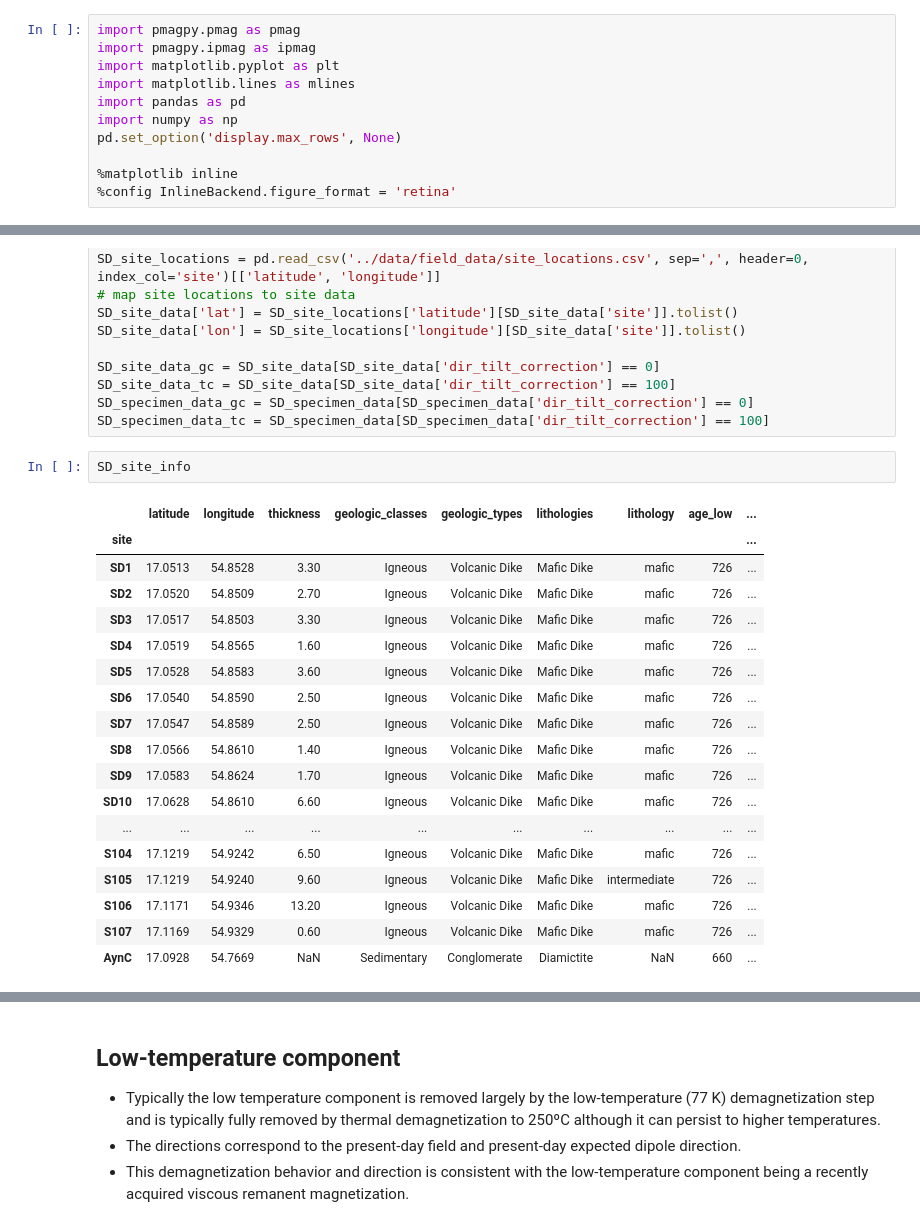
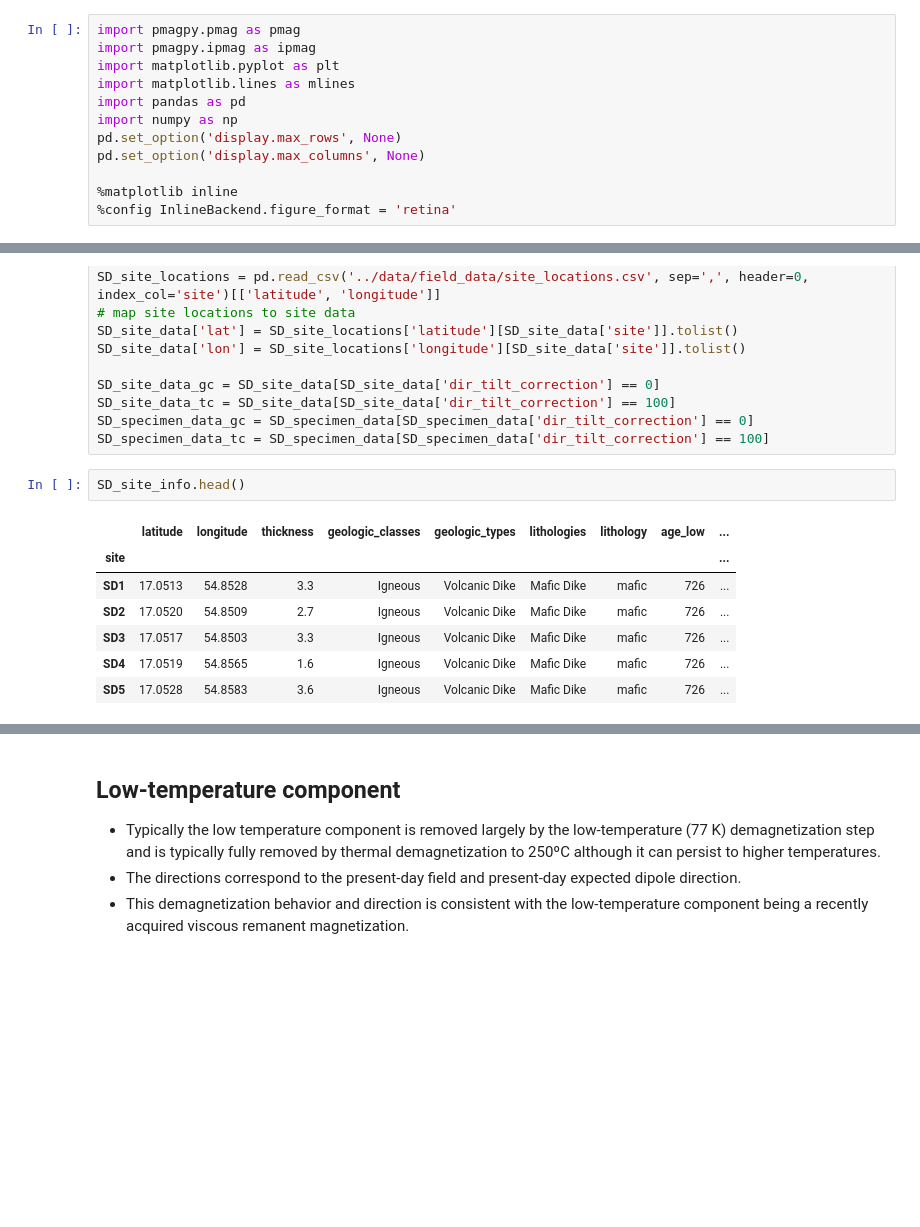
Before and after one commit to Swanson-Hysell-Group/2025_Oman_Paleogeography, a Jupyter notebook: code/dike_paleomagnetism.ipynb, the cells around one changed output, grey strips where cells are left out. Drawn from its saved outputs; the diff is of its cells as text; blank space fills up the shorter version.

```diff
--- a/code/dike_paleomagnetism.ipynb
+++ b/code/dike_paleomagnetism.ipynb
@@ -10,6 +10,7 @@ import matplotlib.lines as mlines
 import pandas as pd
 import numpy as np
 pd.set_option('display.max_rows', None)
+pd.set_option('display.max_columns', None)
 
 %matplotlib inline
 %config InlineBackend.figure_format = 'retina'
@@ -60,23 +59,12 @@ SD_site_data_tc = SD_site_data[SD_site_data['dir_tilt_correction'] == 100]
 SD_specimen_data_gc = SD_specimen_data[SD_specimen_data['dir_tilt_correction'] == 0]
 SD_specimen_data_tc = SD_specimen_data[SD_specimen_data['dir_tilt_correction'] == 100]
 # %%
-SD_site_info
+SD_site_info.head()
 # %% [output]
 |  | latitude | longitude | thickness | geologic_classes | geologic_types | lithologies | lithology | age_low | ... |
 | site |  |  |  |  |  |  |  |  | ... |
-| SD1 | 17.0513 | 54.8528 | 3.30 | Igneous | Volcanic Dike | Mafic Dike | mafic | 726 | ... |
-| SD2 | 17.0520 | 54.8509 | 2.70 | Igneous | Volcanic Dike | Mafic Dike | mafic | 726 | ... |
-| SD3 | 17.0517 | 54.8503 | 3.30 | Igneous | Volcanic Dike | Mafic Dike | mafic | 726 | ... |
-| SD4 | 17.0519 | 54.8565 | 1.60 | Igneous | Volcanic Dike | Mafic Dike | mafic | 726 | ... |
-| SD5 | 17.0528 | 54.8583 | 3.60 | Igneous | Volcanic Dike | Mafic Dike | mafic | 726 | ... |
-| SD6 | 17.0540 | 54.8590 | 2.50 | Igneous | Volcanic Dike | Mafic Dike | mafic | 726 | ... |
-| SD7 | 17.0547 | 54.8589 | 2.50 | Igneous | Volcanic Dike | Mafic Dike | mafic | 726 | ... |
-| SD8 | 17.0566 | 54.8610 | 1.40 | Igneous | Volcanic Dike | Mafic Dike | mafic | 726 | ... |
-| SD9 | 17.0583 | 54.8624 | 1.70 | Igneous | Volcanic Dike | Mafic Dike | mafic | 726 | ... |
-| SD10 | 17.0628 | 54.8610 | 6.60 | Igneous | Volcanic Dike | Mafic Dike | mafic | 726 | ... |
-| ... | ... | ... | ... | ... | ... | ... | ... | ... | ... |
-| S104 | 17.1219 | 54.9242 | 6.50 | Igneous | Volcanic Dike | Mafic Dike | mafic | 726 | ... |
-| S105 | 17.1219 | 54.9240 | 9.60 | Igneous | Volcanic Dike | Mafic Dike | intermediate | 726 | ... |
-| S106 | 17.1171 | 54.9346 | 13.20 | Igneous | Volcanic Dike | Mafic Dike | mafic | 726 | ... |
-| S107 | 17.1169 | 54.9329 | 0.60 | Igneous | Volcanic Dike | Mafic Dike | mafic | 726 | ... |
-| AynC | 17.0928 | 54.7669 | NaN | Sedimentary | Conglomerate | Diamictite | NaN | 660 | ... |
+| SD1 | 17.0513 | 54.8528 | 3.3 | Igneous | Volcanic Dike | Mafic Dike | mafic | 726 | ... |
+| SD2 | 17.0520 | 54.8509 | 2.7 | Igneous | Volcanic Dike | Mafic Dike | mafic | 726 | ... |
+| SD3 | 17.0517 | 54.8503 | 3.3 | Igneous | Volcanic Dike | Mafic Dike | mafic | 726 | ... |
+| SD4 | 17.0519 | 54.8565 | 1.6 | Igneous | Volcanic Dike | Mafic Dike | mafic | 726 | ... |
+| SD5 | 17.0528 | 54.8583 | 3.6 | Igneous | Volcanic Dike | Mafic Dike | mafic | 726 | ... |
```
Also changed, not shown: parts of 30 cells of this notebook.
